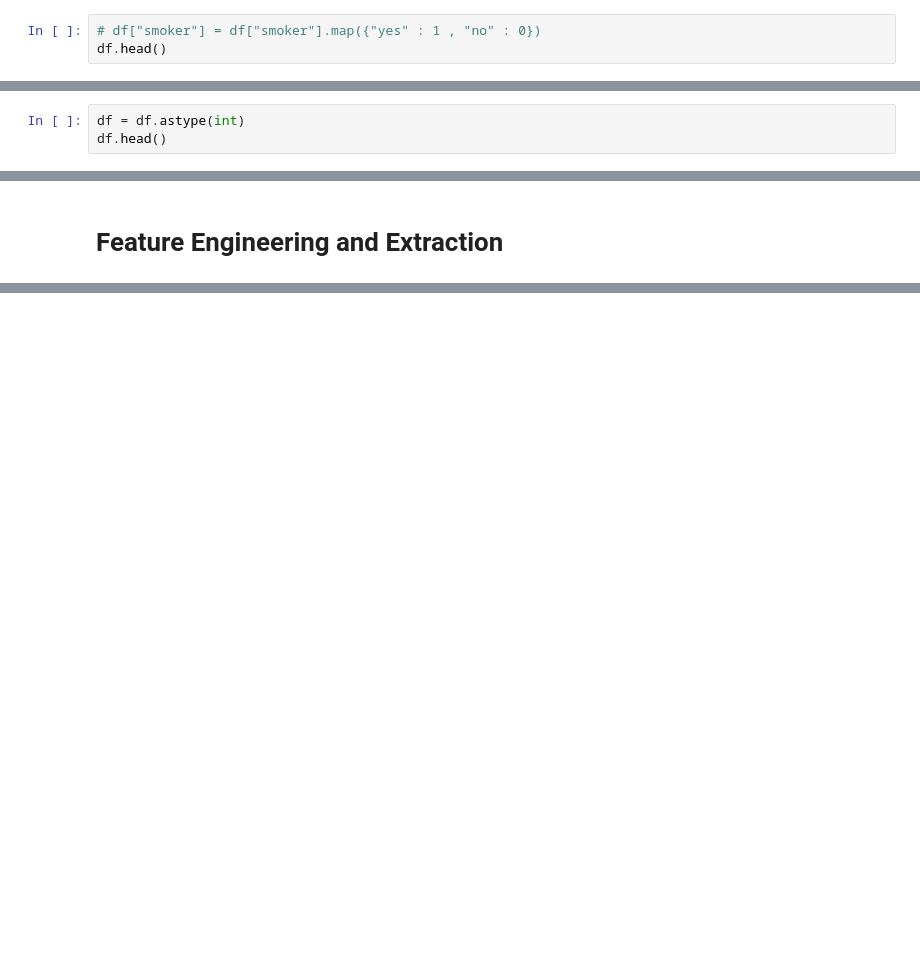
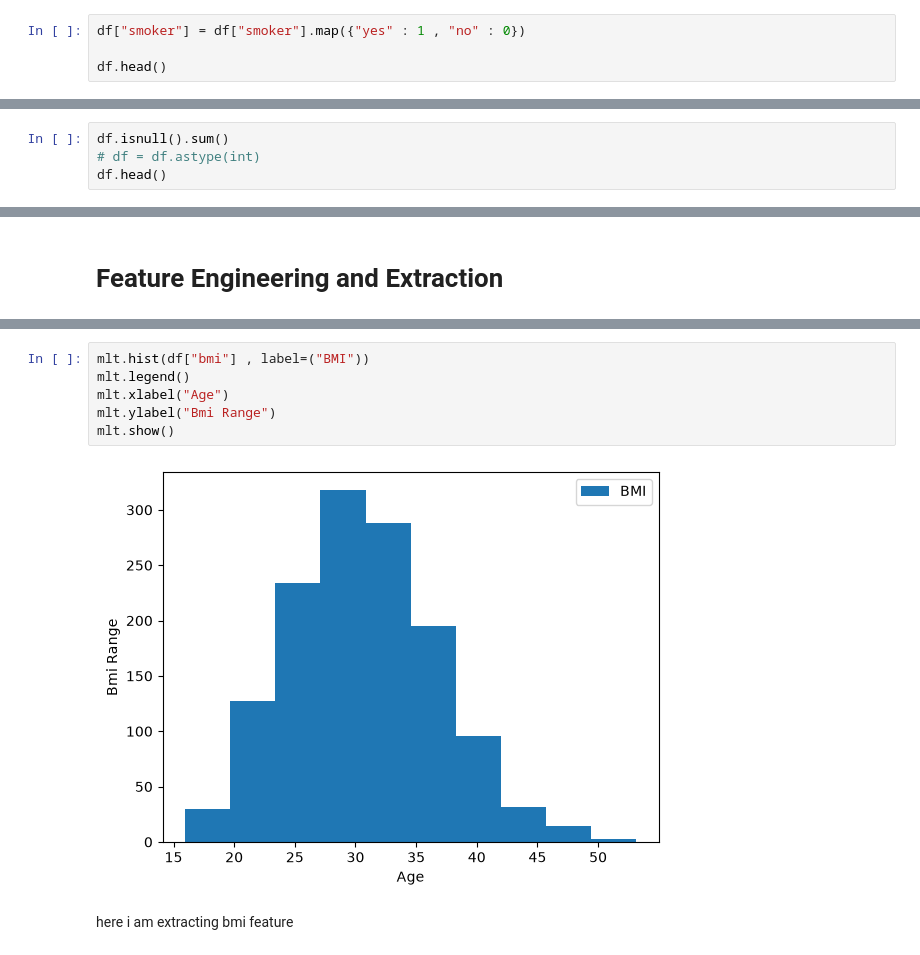
Before and after one commit to ZulkaifAhmad/Mechine-Learning-Practice, a Jupyter notebook: _00_Basics/eda_insurance.ipynb, the cells around one changed output, grey strips where cells are left out. Cells and saved outputs as stored; diff of their text form; blank space fills up the shorter version.

```diff
--- a/_00_Basics/eda_insurance.ipynb
+++ b/_00_Basics/eda_insurance.ipynb
@@ -143,7 +161,8 @@ df.head()
 | 3 | 33 | 0 | 22.705 | 0 | no | northwest | 21984.47061 |
 | 4 | 32 | 0 | 28.880 | 0 | no | northwest | 3866.85520 |
 # %%
-# df["smoker"] = df["smoker"].map({"yes" : 1 , "no" : 0})
+df["smoker"] = df["smoker"].map({"yes" : 1 , "no" : 0})
+
 df.head()
 # %% [output]
 |  | age | sex | bmi | children | smoker | region | charges |
@@ -192,7 +211,8 @@ df.head()
 | 3 | 33 | 0 | 22.705 | 0 | 0 | 21984.47061 | False | True | ... |
 | 4 | 32 | 0 | 28.880 | 0 | 0 | 3866.85520 | False | True | ... |
 # %%
-df = df.astype(int)
+df.isnull().sum()
+# df = df.astype(int)
 df.head()
 # %% [output]
 |  | age | is_femail | bmi | children | is_smoker | charges | region_northeast | region_northwest | ... |
@@ -207,0 +235,10 @@ df.head()
+# %%
+mlt.hist(df["bmi"] , label=("BMI"))
+mlt.legend()
+mlt.xlabel("Age")
+mlt.ylabel("Bmi Range")
+mlt.show()
+# %% [output]
+[figure, added]
+# %% [markdown]
+here i am extracting bmi feature
```
Also changed, not shown: parts of 23 cells of this notebook, 1 other file.
